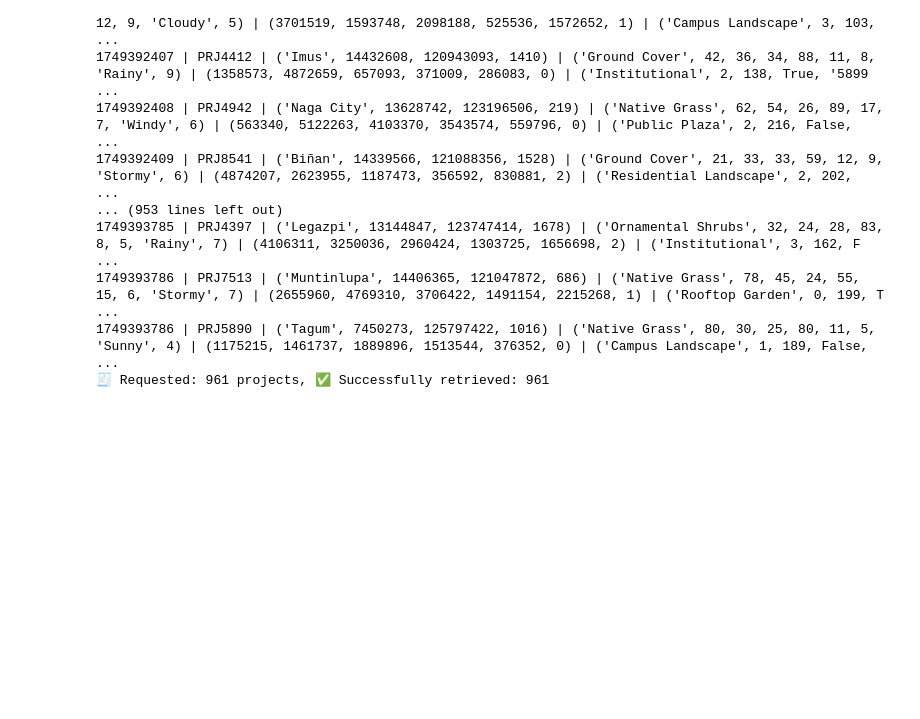
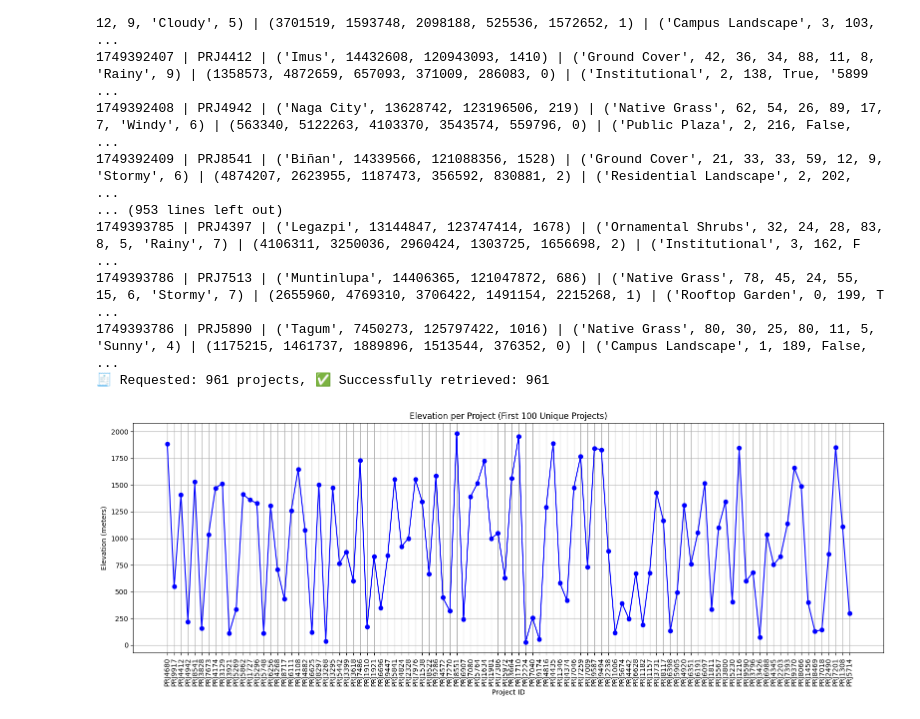
Before and after one commit to WizardofO/MO_IT148_ADET_SMART_CONTRACT-for-LANDSCAPE-MONITORING__A3101_NIEVA-OSIAS-JR_2025, a Jupyter notebook: IOT_SmartLandscapeMonitoring.ipynb, the cells around one changed output. Drawn from its saved outputs; the diff is of its cells as text; code cells hidden in the pictures; blank space fills up the shorter version.

Commit message:
Added Charts and Tables

```diff
--- a/IOT_SmartLandscapeMonitoring.ipynb
+++ b/IOT_SmartLandscapeMonitoring.ipynb
@@ -1591,3 +1591,24 @@ timestamp | project_id | location | latitude | longitude | elevation_meters | pr
 1749393786 | PRJ7513 | ('Muntinlupa', 14406365, 121047872, 686) | ('Native Grass', 78, 45, 24, 55, 15, 6, 'Stormy', 7) | (2655960, 4769310, 3706422, 1491154, 2215268, 1) | ('Rooftop Garden', 0, 199, T ...
 1749393786 | PRJ5890 | ('Tagum', 7450273, 125797422, 1016) | ('Native Grass', 80, 30, 25, 80, 11, 5, 'Sunny', 4) | (1175215, 1461737, 1889896, 1513544, 376352, 0) | ('Campus Landscape', 1, 189, False, ...
 🧾 Requested: 961 projects, ✅ Successfully retrieved: 961
+# %%
+import matplotlib.pyplot as plt
+
+# Use the unique_df DataFrame from your deduplication step
+if 'unique_df' not in locals():
+    unique_df = df.drop_duplicates(subset=["project_id"], keep='first')
+
+# Limit to first 200 data points
+plot_df = unique_df.head(100)
+
+plt.figure(figsize=(16, 6))
+plt.plot(plot_df['project_id'], plot_df['elevation_meters'], marker='o', linestyle='-', color='b')
+plt.title('Elevation per Project (First 100 Unique Projects)')
+plt.xlabel('Project ID')
+plt.ylabel('Elevation (meters)')
+plt.xticks(rotation=90)
+plt.tight_layout()
+plt.grid(True)
+plt.show()
+# %% [output]
+[figure, added]
```
Also changed, not shown: parts of 5 cells of this notebook.
